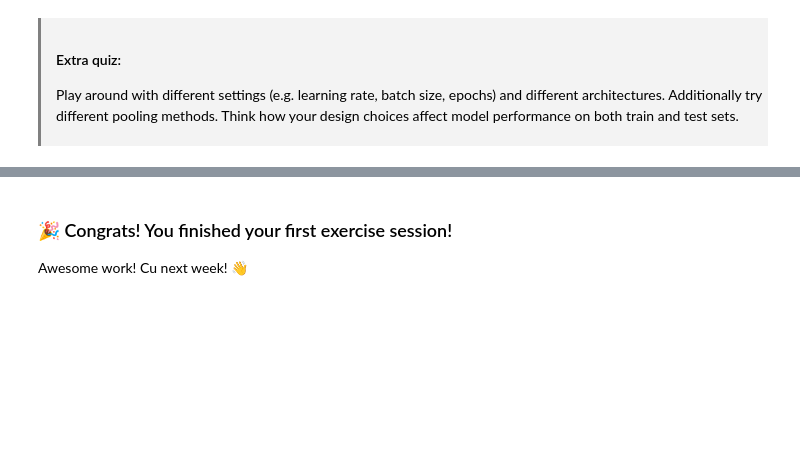
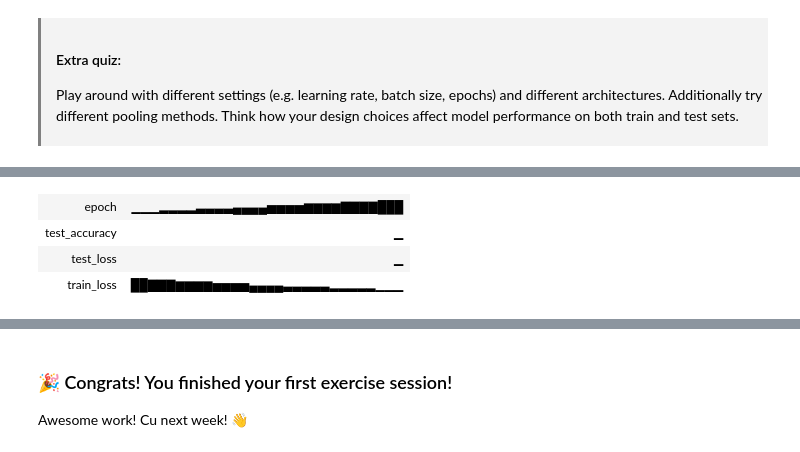
Before and after one commit to pierrehogenhaug/cs-552-modern-nlp, a Jupyter notebook: Exercises/Week 1 - Word Embeddings/Week-1.ipynb, the cells around one changed output, grey strips where cells are left out. Saved outputs shown, nothing was run; the diff lists cells and outputs as text; code cells hidden in the pictures; blank space fills up the shorter version.

Commit message:
added wandb tracking of hyperparameters

```diff
--- a/Exercises/Week 1 - Word Embeddings/Week-1.ipynb
+++ b/Exercises/Week 1 - Word Embeddings/Week-1.ipynb
@@ -575,8 +605,9 @@ movie_reviews.head()
 # apply embedding model to reviews
 review_vectors_max = list()
 review_vectors_avg = list()
-for _, row in tqdm(movie_reviews.iterrows()):
-
+for index, row in tqdm(movie_reviews.iterrows()):
+#for index, row in tqdm(movie_reviews.head(1).iterrows()):
+    #print(row['review'])
     # tokenize sentence
     tokens = list(tokenize(row['review'], deacc = True))
     word_vectors = list()
@@ -585,6 +616,7 @@ for _, row in tqdm(movie_reviews.iterrows()):
         # get the pre-trained embedding for the token
         if token.lower() in glove_vectors.key_to_index.keys():
             vector = glove_vectors[token.lower()]
+            #print(f"vector for {token.lower()}: {vector}")
             word_vectors.append(vector)
 
     # for all word embeddings => compute the sentence embedding (both by summing and averaging word embeedings)
@@ -795,3 +892,86 @@ Test Acc: 78.66%
 Play around with different settings (e.g. learning rate, batch size, epochs) and different architectures. Additionally try different pooling methods. Think how your design choices affect model performance on both train and test sets.
 
 </div>
+# %%
+import wandb
+
+dataset_avg = IMDBreviews(review_vectors_avg, movie_reviews['target'].values)
+dataset_max = IMDBreviews(review_vectors_max, movie_reviews['target'].values)
+
+# Hyperparameters sets
+learning_rates = [1e-3, 1e-2, 1e-1]
+batch_sizes = [32, 64, 128]
+num_epochs = [30, 50, 70]
+
+# Assuming train and test datasets are already defined
+def train_and_evaluate(dataset, learning_rate, batch_size, epochs, pool_type):
+    train_size = int(0.8 * len(dataset))
+    test_size = len(dataset) - train_size
+    train, test = torch.utils.data.random_split(dataset, [train_size, test_size])
+
+    # Initialize wandb run
+    wandb.init(project="modern_nlp_ex_1", entity="pierrehogenhaug", reinit=True)
+    wandb.config.update({
+        "learning_rate": learning_rate,
+        "batch_size": batch_size,
+        "epochs": epochs,
+        "pool_type": pool_type  # Track the type of pooling used
+    })
+
+    train_loader = DataLoader(train, batch_size=batch_size, shuffle=True)
+    test_loader = DataLoader(test, batch_size=batch_size)
+
+    model = SentimentAnalysisModel(dataset.x)
+    criterion = nn.BCELoss()
+    optimizer = optim.SGD(model.parameters(), lr=learning_rate)
+
+    # Training loop
+    model.train()
+    for epoch in range(epochs):
+        epoch_loss = 0
+        for _, data in enumerate(train_loader, 0):
+            inputs, labels = data
+            optimizer.zero_grad()
+            y_pred = model(inputs, labels.float())
+            loss = criterion(torch.squeeze(y_pred), labels.float())
+            epoch_loss += loss.item()
+            loss.backward()
+            optimizer.step()
+
+        # Log the training loss to W&B after each epoch
+        wandb.log({"epoch": epoch + 1, "train_loss": epoch_loss / len(train_loader)})
+        print(f'Epoch {epoch + 1}/{epochs} | Loss: {epoch_loss / len(train_loader):.4f}')
+
+    # Evaluation loop
+    model.eval()
+    with torch.no_grad():
+        batch_loss = 0
+        batch_acc = 0
+        for _, data in enumerate(test_loader, 0):
+            inputs, labels = data
+            predictions = model(inputs, labels.float())
+            predictions = torch.squeeze(predictions)
+            test_loss = criterion(torch.squeeze(predictions), labels.float())
+            predictions = torch.tensor([1. if i > 0.5 else 0. for i in predictions])
+            acc = BinaryAccuracy()
+            acc = acc(labels, predictions)
+            batch_loss += test_loss.item()
+            batch_acc += acc.item()
+    test_loss = batch_loss / len(test_loader)
+    test_acc = batch_acc / len(test_loader)
+
+    # Log test loss and accuracy to wandb
+    wandb.log({"test_loss": test_loss, "test_accuracy": test_acc})
+    print(f'Test Acc: {test_acc*100:.2f}%')
+
+    # Finish the wandb run
+    wandb.finish()
+
+# Loop over datasets, hyperparameters, and pool types
+for pool_type, dataset in [("avg_pool", dataset_avg), ("max_pool", dataset_max)]:
+    for lr in learning_rates:
+        for bs in batch_sizes:
+            for epochs in num_epochs:
+                print(f"\nTraining with {pool_type}, lr={lr}, batch_size={bs}, epochs={epochs}")
+                train_and_evaluate(dataset, lr, bs, epochs, pool_type)
+# %% [output]
@@ -797,0 +1005,4 @@ Play around with different settings (e.g. learning rate, batch size, epochs) and
+| epoch | ▁▁▁▂▂▂▂▃▃▃▃▄▄▄▄▅▅▅▅▆▆▆▆▇▇▇▇███ |
+| test_accuracy | ▁ |
+| test_loss | ▁ |
+| train_loss | ██▇▇▇▆▆▆▆▅▅▅▅▄▄▄▄▃▃▃▃▃▂▂▂▂▂▁▁▁ |
```
Also changed, not shown: parts of 18 cells of this notebook.
